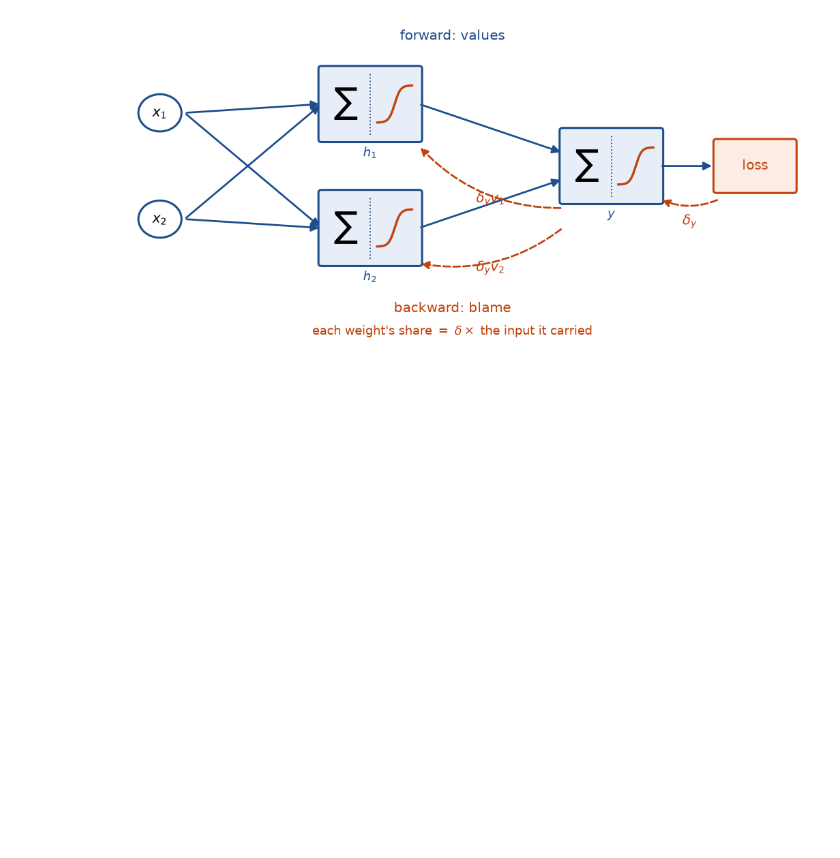
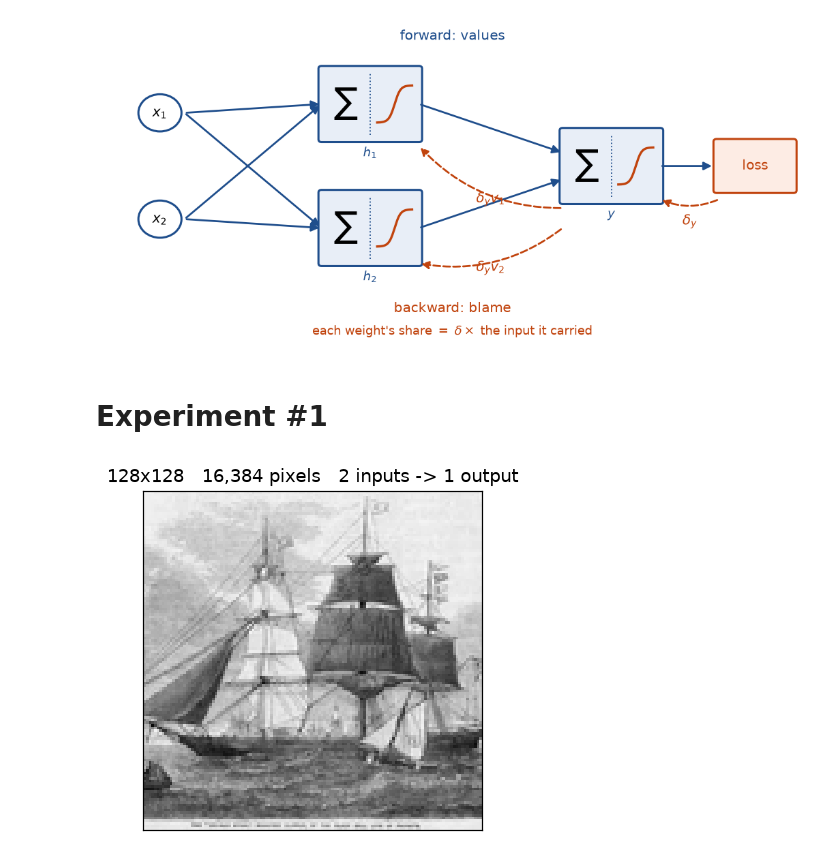
Before and after one commit to John-Anthony-Heaney/graft, a Jupyter notebook: Book.ipynb, the cells around one changed output. Cells and saved outputs as stored; diff of their text form; code cells hidden in the pictures; blank space fills up the shorter version.

Commit message:
Experiment #1: the target image and the setup
Co-Authored-By: Claude Opus 5 <noreply@anthropic.com>

```diff
--- a/Book.ipynb
+++ b/Book.ipynb
@@ -118,3 +118,10 @@ backpropagation.
 backprop_diagram()
 # %% [output]
 [figure]
+# %% [markdown]
+<a id="experiment-1"></a>
+# Experiment #1
+# %%
+target(128)
+# %% [output]
+[figure, added]
```
Also changed, not shown: parts of 1 cell of this notebook.
